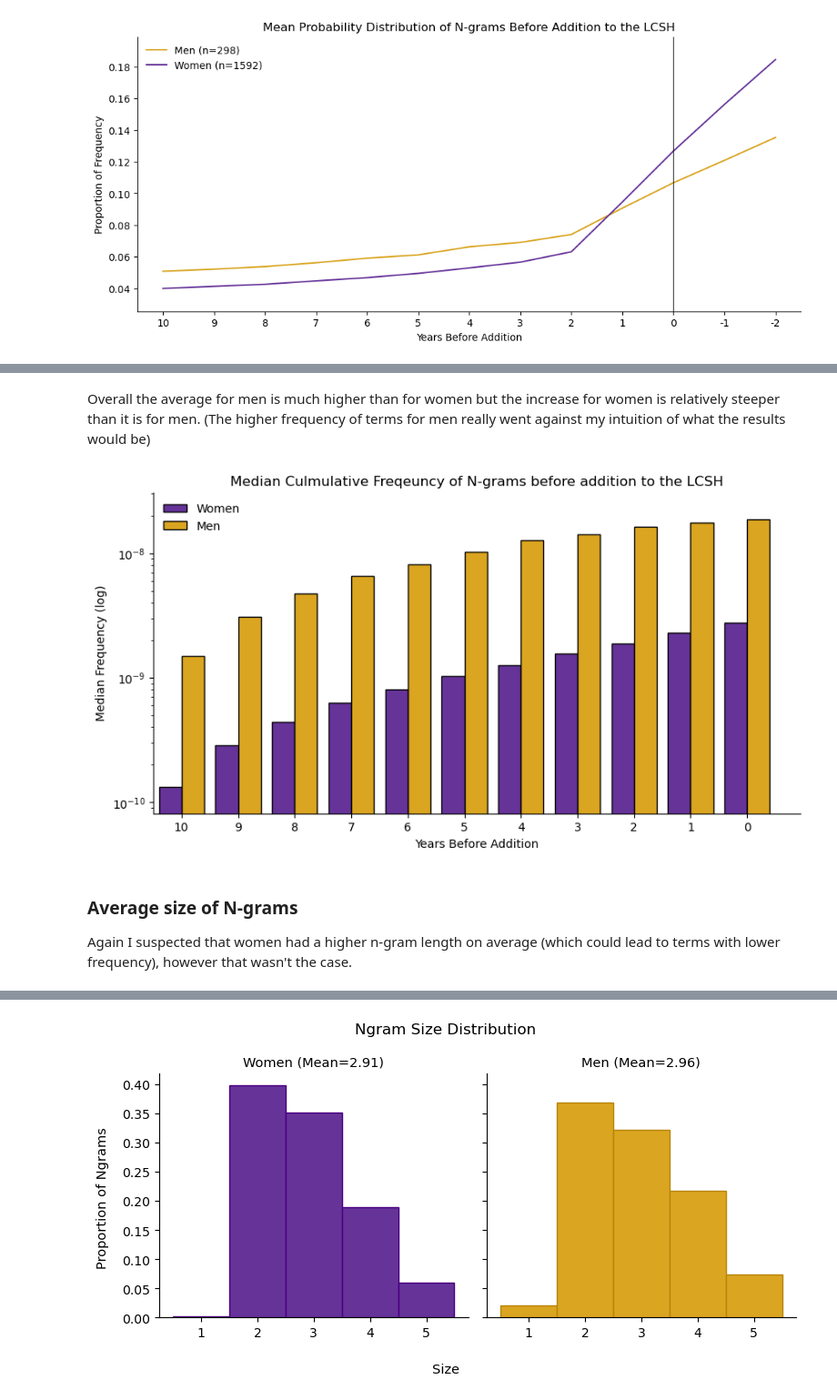
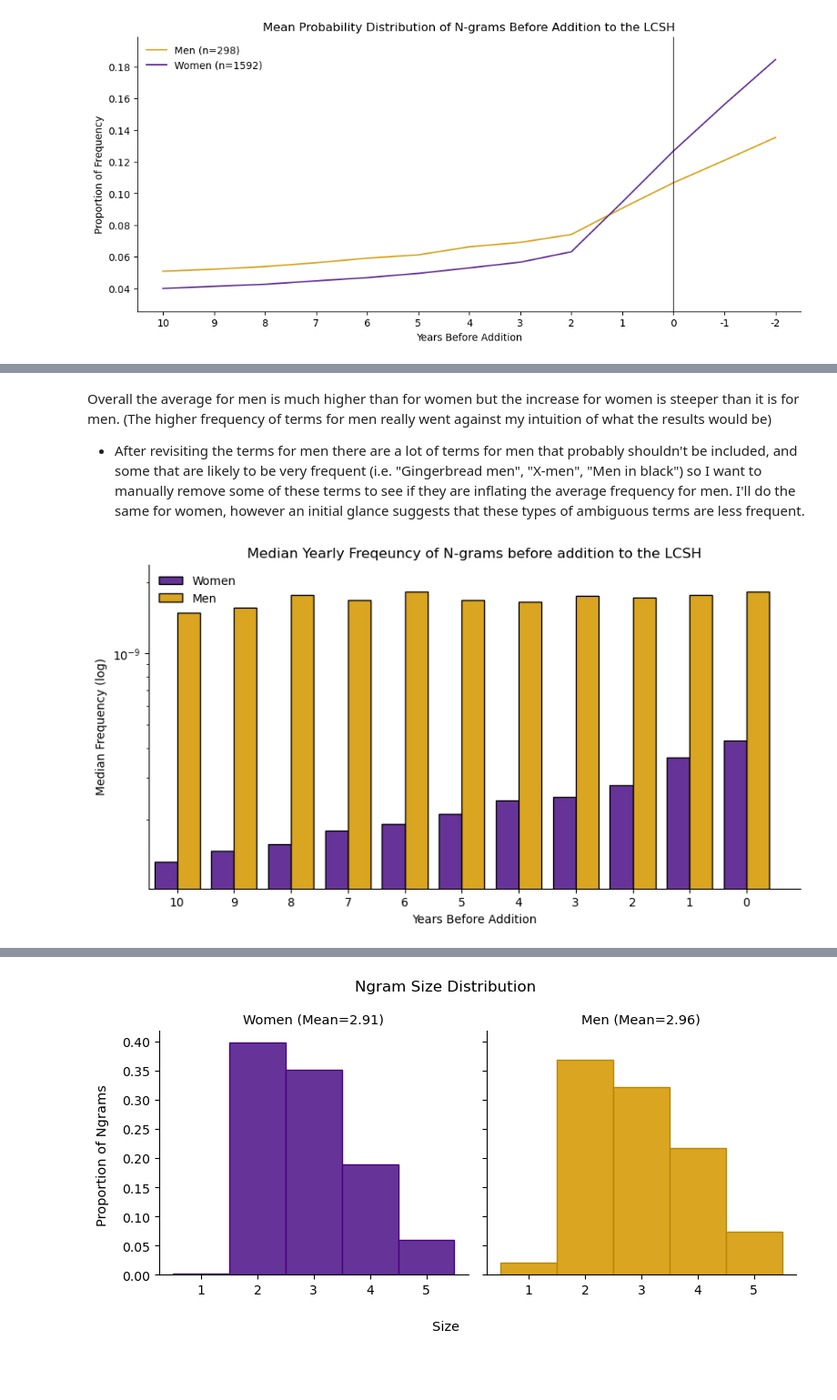
Before and after one commit to katie-warburton/Gender-in-the-LCSH, a Jupyter notebook: LCSHs & Gender.ipynb, the cells around one changed output, grey strips where cells are left out. Shown at 91% size. Cells and saved outputs as stored; diff of their text form; code cells hidden in the pictures; blank space fills up the shorter version.

```diff
--- a/LCSHs & Gender.ipynb
+++ b/LCSHs & Gender.ipynb
@@ -558,7 +577,7 @@ Frequency was pretty skewed so I looked at boxplots for the average culmulative
 # %%
-mCulm = getCulmFreqs(mFreqs, mYrs, 10, 0)
-wCulm = getCulmFreqs(wFreqs, wYrs, 10, 0)
+mRawFreqs = getRawFreqs(mFreqs, mYrs, 10, 0)
+wRawFreqs = getRawFreqs(wFreqs, wYrs, 10, 0)
 
-culmBoxPlot(mCulm, 'Men', 'goldenrod')
-culmBoxPlot(wCulm, 'Women', 'rebeccapurple')
+freqBoxPlot(mRawFreqs, 'Men', 'goldenrod')
+freqBoxPlot(wRawFreqs, 'Women', 'rebeccapurple')
 # %% [output]
@@ -570,6 +588,6 @@ The errorbars are a bit high. Its not unexpected that the average frequency is s
 # %%
-wCulmAvg = np.median(wCulm, axis=0)
-mCulmAvg = np.median(mCulm, axis=0)
-barPlots(wCulmAvg, 10, 0, 'Women', 'rebeccapurple')
-barPlots(mCulmAvg, 10, 0, 'Men', 'goldenrod')
+wFreqAvg = np.median(wRawFreqs, axis=0)
+mFreqAvg = np.median(mRawFreqs, axis=0)
+barPlots(wFreqAvg, 10, 0, 'Women', 'rebeccapurple')
+barPlots(mFreqAvg, 10, 0, 'Men', 'goldenrod')
 # %% [output]
@@ -578,27 +596,25 @@ barPlots(mCulmAvg, 10, 0, 'Men', 'goldenrod')
 # %% [markdown]
-Overall the average for men is much higher than for women but the increase for women is relatively steeper than it is for men. (The higher frequency of terms for men really went against my intuition of what the results would be)
+Overall the average for men is much higher than for women but the increase for women is steeper than it is for men. (The higher frequency of terms for men really went against my intuition of what the results would be)
+
+- After revisiting the terms for men there are a lot of terms for men that probably shouldn't be included, and some that are likely to be very frequent (i.e. "Gingerbread men", "X-men", "Men in black") so I want to manually remove some of these terms to see if they are inflating the average frequency for men. I'll do the same for women, however an initial glance suggests that these types of ambiguous terms are less frequent.
 # %%
-# Average culmulative frequency before addition to the LCSH
 width = 0.4
 x = [i for i in range(0, -(10+1), -1)]
 x.reverse()
 x = np.array(x)
 _, ax = plt.subplots(figsize = (10, 5))
 ax.spines[['top', 'right']].set_visible(False)
-ax.bar(x-width,wCulmAvg, width, color='rebeccapurple',label='Women',align='edge', edgecolor='black')
-ax.bar(x,mCulmAvg, width, color='goldenrod',label='Men',align='edge', edgecolor='black')
+ax.bar(x-width,wFreqAvg, width, color='rebeccapurple',label='Women',align='edge', edgecolor='black')
+ax.bar(x,mFreqAvg, width, color='goldenrod',label='Men',align='edge', edgecolor='black')
 
 plt.xticks([x[i] for i in range(0, len(x))], [-(x[i]) for i in range(0, len(x))])
 plt.xlim(-10-0.5)
 plt.margins(0, 0.1)
-plt.title(f'Median Culmulative Freqeuncy of N-grams before addition to the LCSH')
+plt.title(f'Median Yearly Freqeuncy of N-grams before addition to the LCSH')
 plt.xlabel('Years Before Addition')
 plt.ylabel('Median Frequency (log)')
 plt.legend(loc='upper left', frameon=False)
 plt.yscale('log')
 plt.show()
 # %% [output]
-[figure, old version]
+[figure, new version]
-# %% [markdown]
-### Average size of N-grams
-Again I suspected that women had a higher n-gram length on average (which could lead to terms with lower frequency), however that wasn't the case.
```
Also changed, not shown: parts of 41 cells of this notebook, 1 other file.
